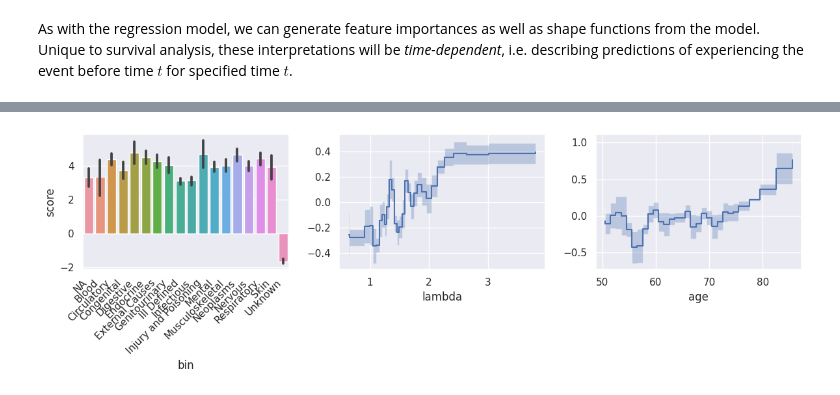
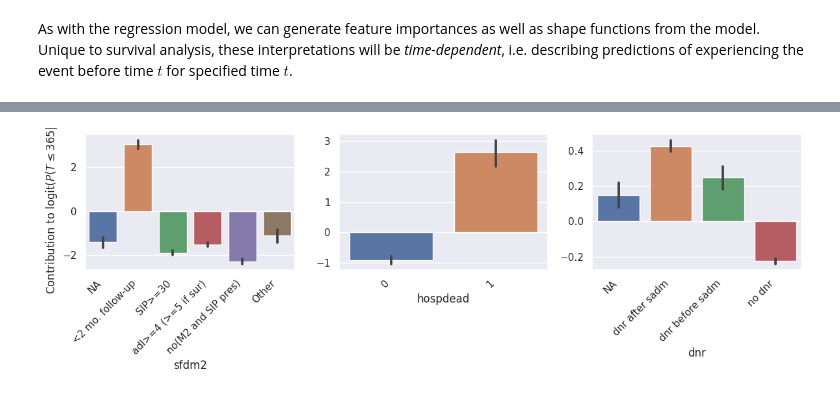
Before and after one commit to udellgroup/dnamite, a Jupyter notebook: docs/source/notebooks/quick_start.ipynb, the cells around one changed output, grey strips where cells are left out. Drawn from its saved outputs; the diff is of its cells as text; code cells hidden in the pictures.

```diff
--- a/docs/source/notebooks/quick_start.ipynb
+++ b/docs/source/notebooks/quick_start.ipynb
@@ -185,4 +131,4 @@ model.plot_feature_importances(eval_times=365*5)
-# %%
-model.plot_shape_function(["chapter", "lambda", "age"], eval_times=365*5, is_cat_cols=[True, False, False])
-# %% [output]
-[figure, removed]
+# %%
+model.plot_shape_function(["sfdm2", "hospdead", "dnr"], eval_times=365)
+# %% [output]
+[figure, added]
```
Also changed, not shown: parts of 21 cells of this notebook, 5 other files.
